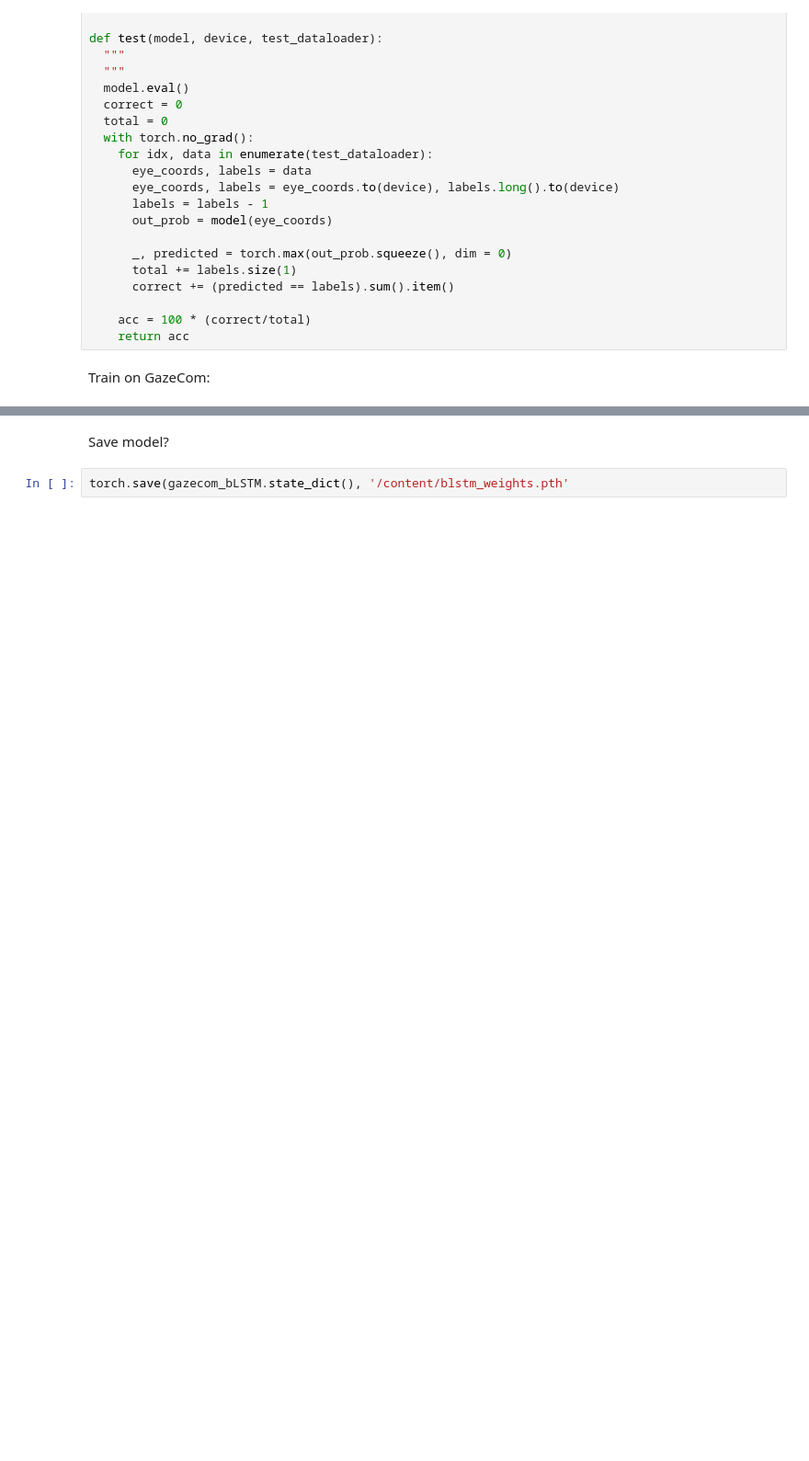
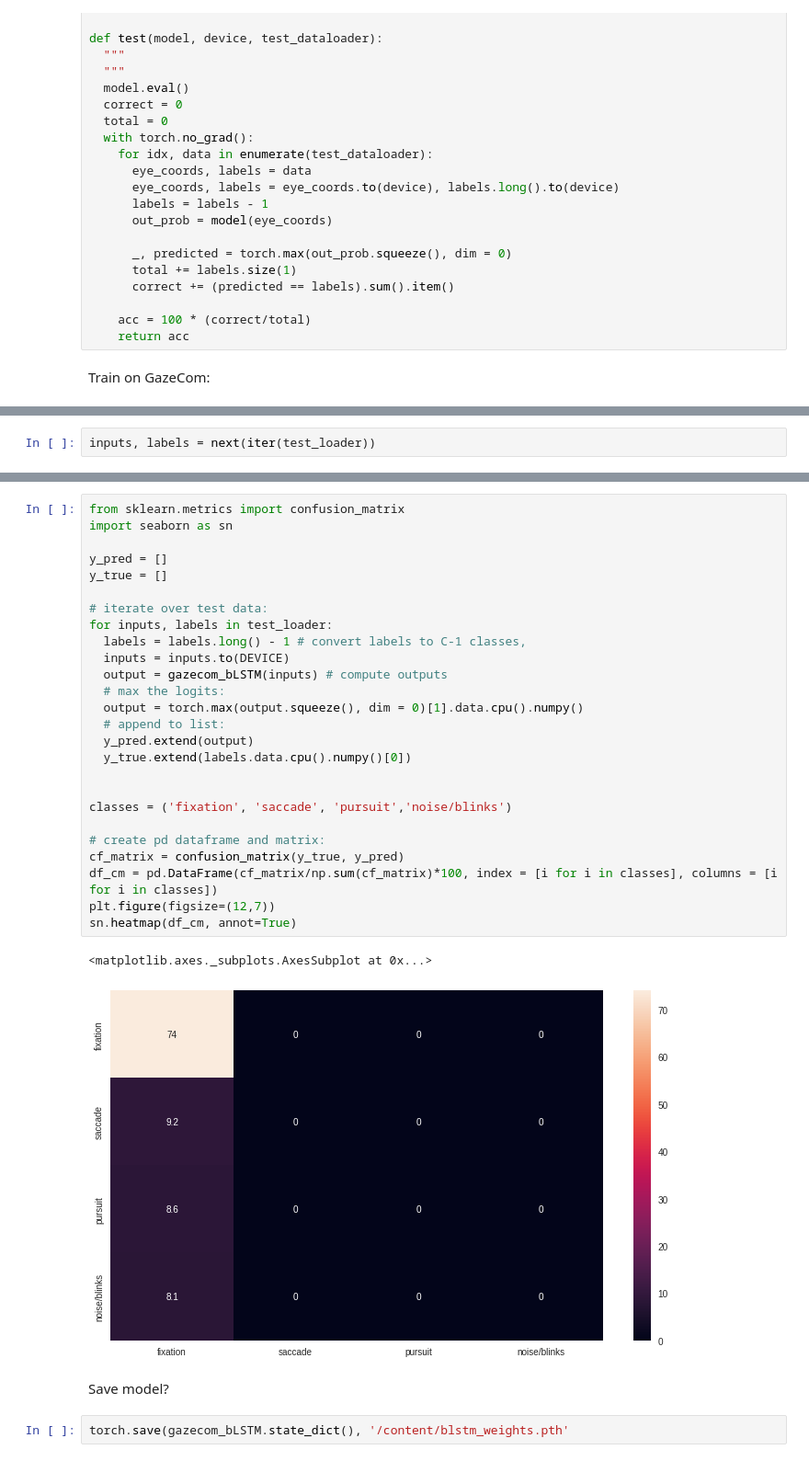
Before and after one commit to axiezai/nl-processors, a Jupyter notebook: nl-processors/gaze/colab_classify_gaze.ipynb, the cells around one changed output, grey strips where cells are left out. Shown at 92% size. Drawn from its saved outputs; the diff is of its cells as text; blank space fills up the shorter version.

```diff
--- a/nl-processors/gaze/colab_classify_gaze.ipynb
+++ b/nl-processors/gaze/colab_classify_gaze.ipynb
@@ -506,0 +512,2 @@ ax2.set_ylabel('Cross Entropy Loss');
+# %%
+inputs, labels = next(iter(test_loader))
@@ -507,3 +522,32 @@ ax2.set_ylabel('Cross Entropy Loss');
+# %%
+from sklearn.metrics import confusion_matrix
+import seaborn as sn
+
+y_pred = []
+y_true = []
+
+# iterate over test data:
+for inputs, labels in test_loader:
+  labels = labels.long() - 1 # convert labels to C-1 classes,
+  inputs = inputs.to(DEVICE)
+  output = gazecom_bLSTM(inputs) # compute outputs
+  # max the logits:
+  output = torch.max(output.squeeze(), dim = 0)[1].data.cpu().numpy()
+  # append to list:
+  y_pred.extend(output)
+  y_true.extend(labels.data.cpu().numpy()[0])
+
+
+classes = ('fixation', 'saccade', 'pursuit','noise/blinks')
+
+# create pd dataframe and matrix:
+cf_matrix = confusion_matrix(y_true, y_pred)
+df_cm = pd.DataFrame(cf_matrix/np.sum(cf_matrix)*100, index = [i for i in classes], columns = [i for i in classes])
+plt.figure(figsize=(12,7))
+sn.heatmap(df_cm, annot=True)
+# %% [output]
+<matplotlib.axes._subplots.AxesSubplot at 0x...>
+[figure, added]
 # %% [markdown]
 Save model?
 # %%
```
Also changed, not shown: parts of 8 cells of this notebook.
